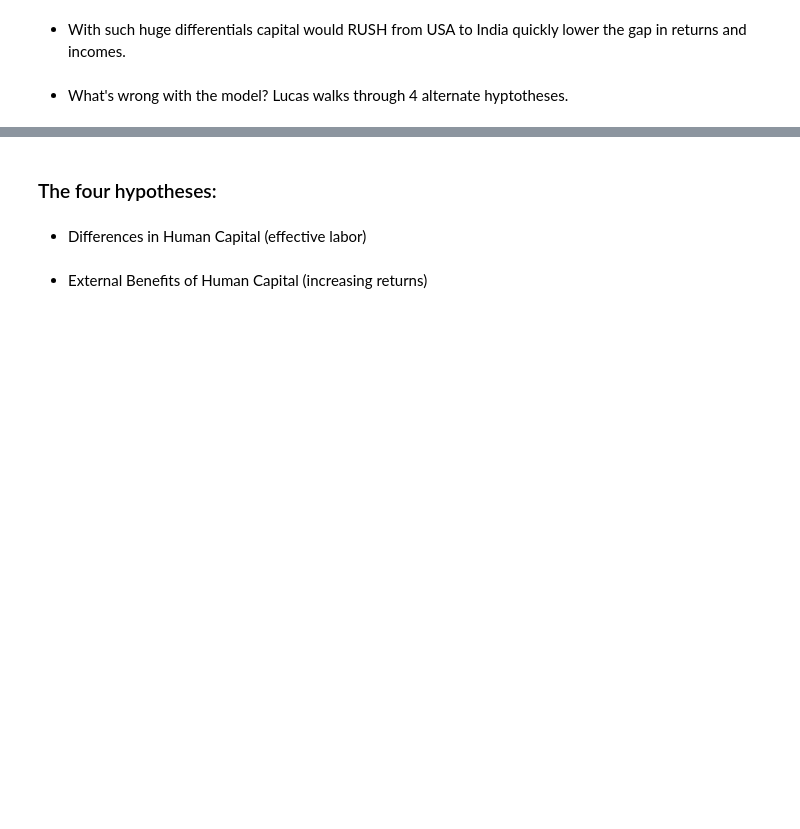
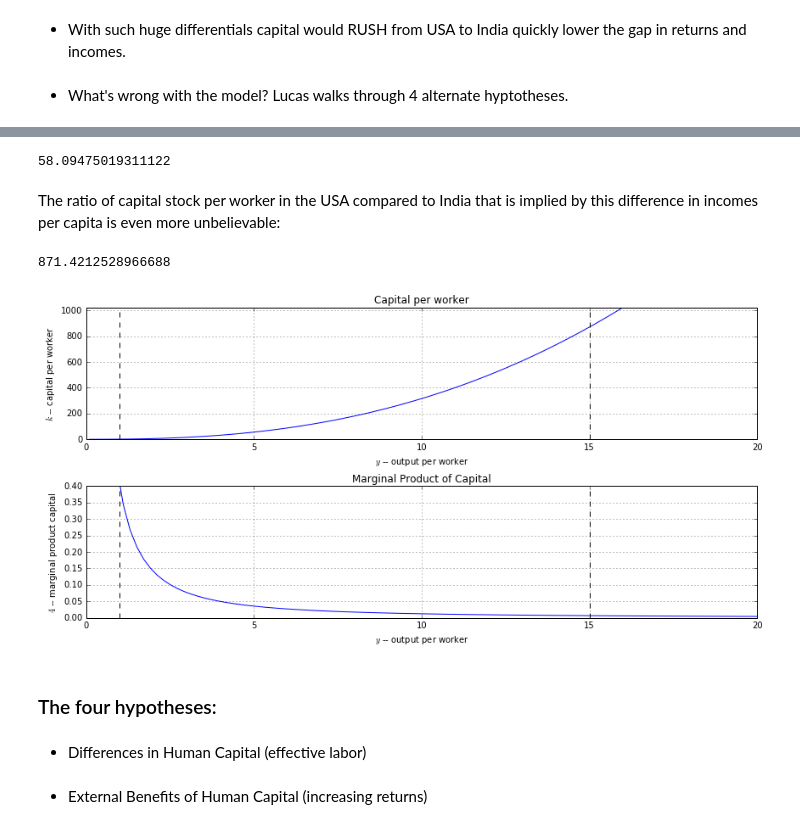
Before and after one commit to jhconning/Dev-II, a Jupyter notebook: notebooks/Lucas88.ipynb, the cells around one changed output, grey strips where cells are left out. Drawn from its saved outputs; the diff is of its cells as text; code cells hidden in the pictures; blank space fills up the shorter version.

Commit message:
plot in Lucas88

```diff
--- a/notebooks/Lucas88.ipynb
+++ b/notebooks/Lucas88.ipynb
@@ -104,3 +74,55 @@ plt.tight_layout()
+# %%
+A = 1
+beta = 0.4
+y_US = 15
+y_IN = 1
+
+def f(x):
+    return x**beta
+
+def mpx(x):
+    return beta*x**(beta-1)
+
+def r(y, A):
+    return beta * (A**(1-beta)) * y**((beta-1)/beta)
+
+def kap(y, A):
+    return (y/A)**(1/beta)
+# %%
+r(y_IN, A)/r(y_US, A)
+# %% [output]
+58.09475019311122
+# %% [markdown]
+The ratio of capital stock per worker in the USA compared to India that is implied by this difference in incomes per capita is even more unbelievable:
+# %%
+kap(y_US, A)/kap(y_IN, A)
+# %% [output]
+871.4212528966688
+# %%
+y = np.linspace(0.1,20,100)
+plt.figure(figsize=(12, 6), dpi=300)
+plt.subplot(2,1,1)
+plt.plot(y,kap(y, A))
+plt.xlabel("$y$ -- output per worker")
+plt.ylabel("$k$ -- capital per worker")
+plt.ylim(0,kap(y_US +1, A))
+plt.axvline(y_IN,color='k',ls='dashed')
+plt.axvline(y_US,color='k',ls='dashed')
+plt.title("Capital per worker")
+plt.grid()
+
+plt.subplot(2,1,2)
+plt.plot(y,r(y,A))
+plt.xlabel("$y$ -- output per worker")
+plt.ylabel("$4$ -- marginal product capital")
+plt.title("Marginal Product of Capital")
+plt.ylim(0,r(y_IN,A))
+plt.axvline(y_IN,color='k',ls='dashed')
+plt.axvline(y_US,color='k',ls='dashed')
+plt.grid()
+plt.tight_layout()
+# %% [output]
+[figure, added]
 # %% [markdown]
 ### The four hypotheses:
 # %% [markdown]
```
Also changed, not shown: parts of 5 cells of this notebook.
